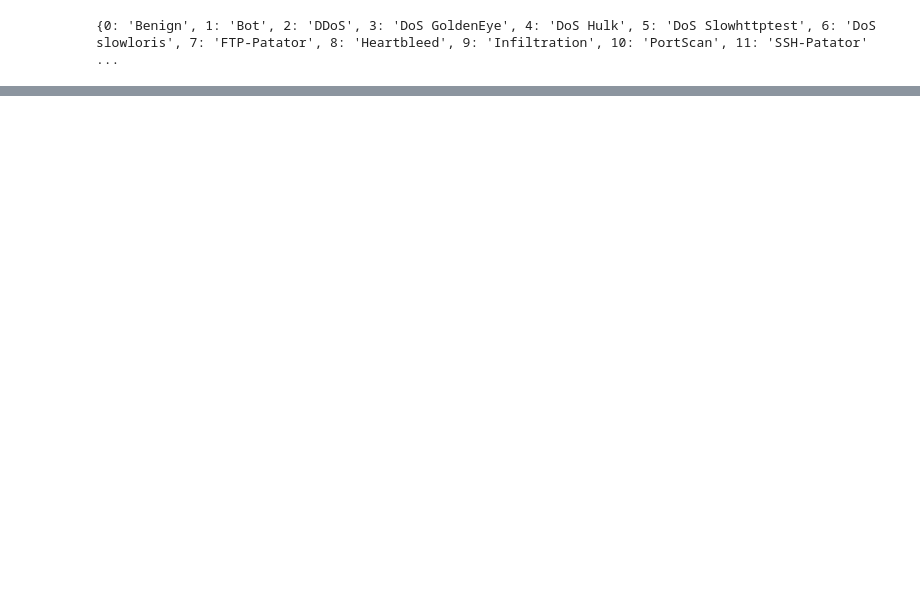
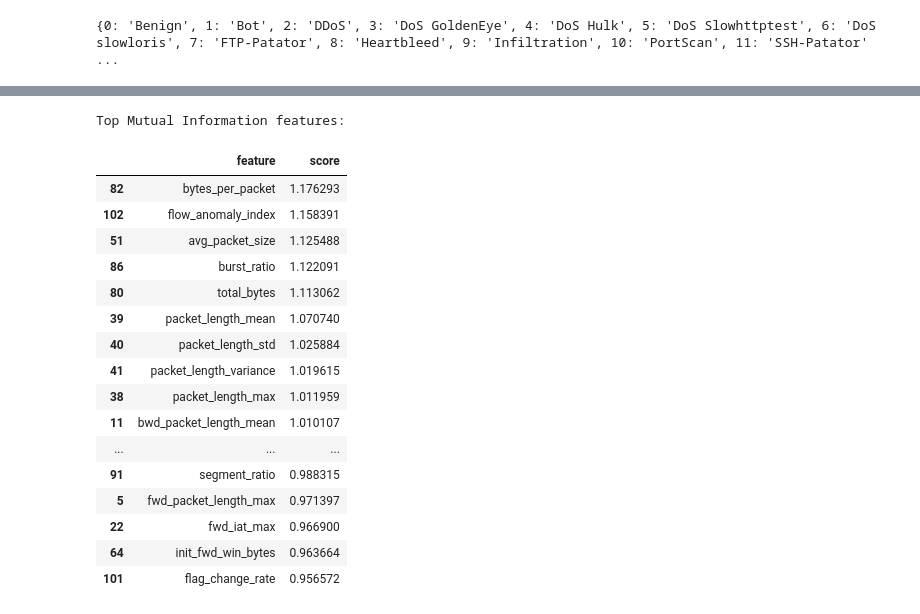
Before and after one commit to HarishDeepak/network-intrusion-detection-system, a Jupyter notebook: Data_cleaning/Copy_of_Preprocessing.ipynb, the cells around one changed output, grey strips where cells are left out. Cells and saved outputs as stored; diff of their text form; code cells hidden in the pictures; blank space fills up the shorter version.

```diff
--- a/Data_cleaning/Copy_of_Preprocessing.ipynb
+++ b/Data_cleaning/Copy_of_Preprocessing.ipynb
@@ -496,0 +584,33 @@ array([[-7.64733174e-01, -1.09781439e-02, -1.13011213e-02,
+# %%
+# Use the imputed X_train
+selector_mi = SelectKBest(score_func=mutual_info_classif, k=30)
+selector_mi.fit(X_train_imputed, y_train)
+
+# Collect feature scores
+mi_scores = pd.DataFrame({
+    'feature': feature_names,
+    'score': selector_mi.scores_
+}).sort_values(by='score', ascending=False)
+
+# Display top 20 features according to mutual information
+print("Top Mutual Information features:")
+mi_scores.head(20)
+# %% [output]
+Top Mutual Information features:
+|  | feature | score |
+| 82 | bytes_per_packet | 1.176293 |
+| 102 | flow_anomaly_index | 1.158391 |
+| 51 | avg_packet_size | 1.125488 |
+| 86 | burst_ratio | 1.122091 |
+| 80 | total_bytes | 1.113062 |
+| 39 | packet_length_mean | 1.070740 |
+| 40 | packet_length_std | 1.025884 |
+| 41 | packet_length_variance | 1.019615 |
+| 38 | packet_length_max | 1.011959 |
+| 11 | bwd_packet_length_mean | 1.010107 |
+| ... | ... | ... |
+| 91 | segment_ratio | 0.988315 |
+| 5 | fwd_packet_length_max | 0.971397 |
+| 22 | fwd_iat_max | 0.966900 |
+| 64 | init_fwd_win_bytes | 0.963664 |
+| 101 | flag_change_rate | 0.956572 |
```
Also changed, not shown: parts of 22 cells of this notebook, 2 other files.
